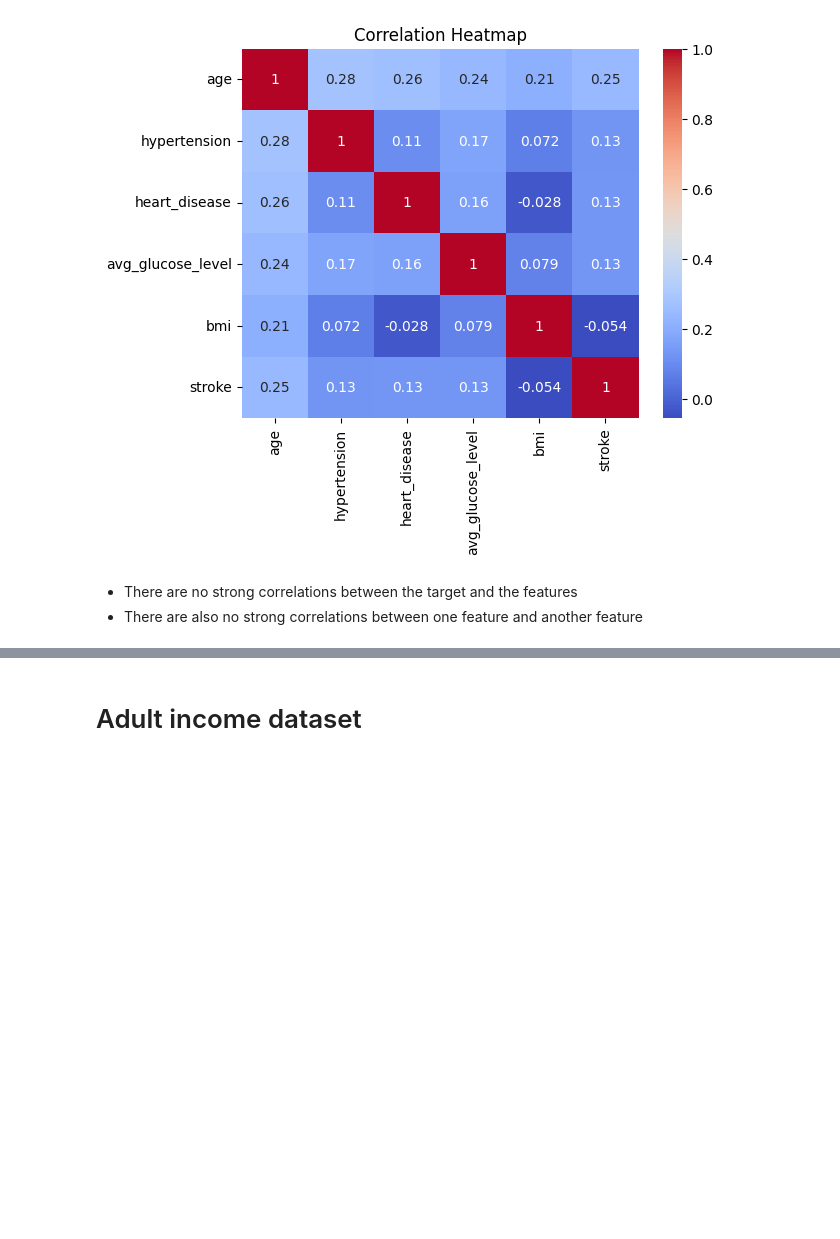
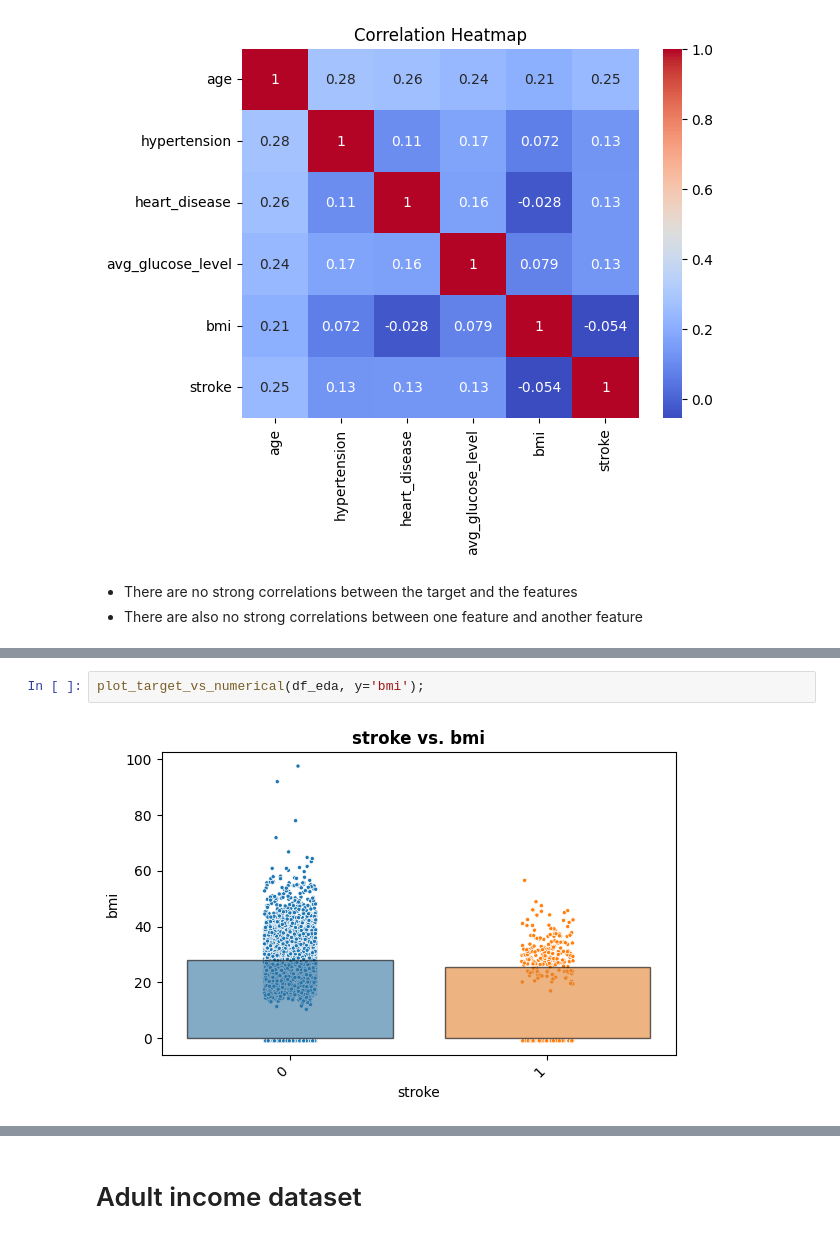
Before and after one commit to Carla9711/Machine-Learning---Classification, a Jupyter notebook: Machine_Learning_Classification.ipynb, the cells around one changed output, grey strips where cells are left out. Drawn from its saved outputs; the diff is of its cells as text; blank space fills up the shorter version.

```diff
--- a/Machine_Learning_Classification.ipynb
+++ b/Machine_Learning_Classification.ipynb
@@ -405,0 +435,4 @@ plot_target_vs_numerical(df_eda, y='age');
+# %%
+plot_target_vs_numerical(df_eda, y='bmi');
+# %% [output]
+[figure, added]
```
Also changed, not shown: parts of 25 cells of this notebook.
